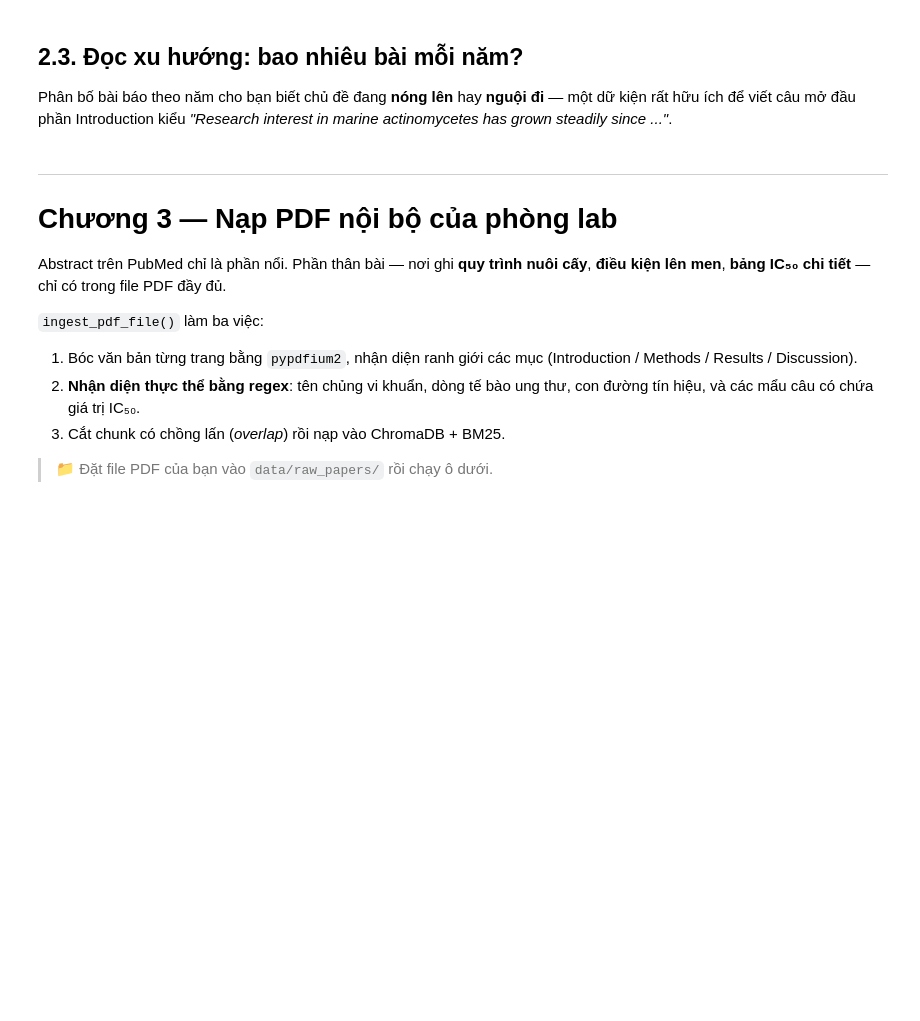
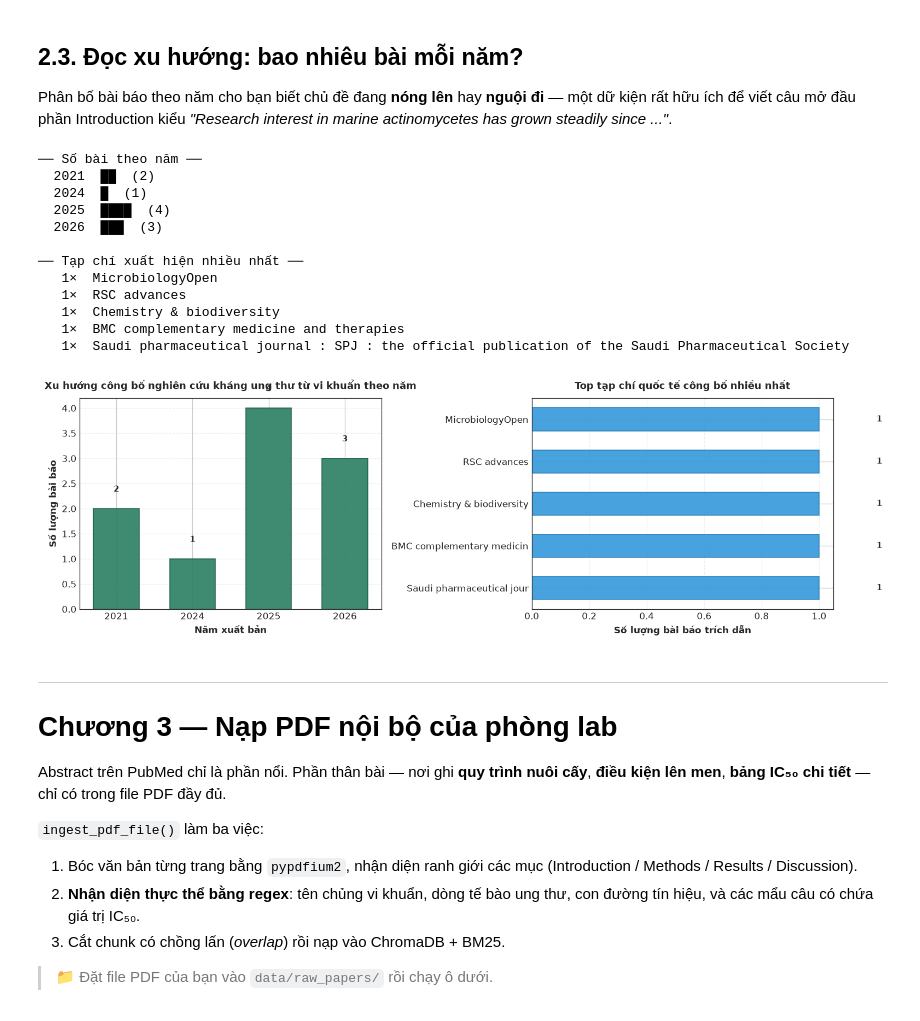
Before and after one commit to colinhuang-ai/fu888lyk_bioresearch, a Jupyter notebook: notebooks/01_anticancer_discovery_pipeline.ipynb, the cells around one changed output. Cells and saved outputs as stored; diff of their text form; code cells hidden in the pictures; blank space fills up the shorter version.

```diff
--- a/notebooks/01_anticancer_discovery_pipeline.ipynb
+++ b/notebooks/01_anticancer_discovery_pipeline.ipynb
@@ -124,9 +160,17 @@ except ImportError:
 
 try:
     import matplotlib.pyplot as plt
+    import seaborn as sns
+    # Cấu hình thẩm mỹ đồ thị khoa học chuẩn quốc tế
+    plt.style.use('seaborn-v0_8-whitegrid' if 'seaborn-v0_8-whitegrid' in plt.style.available else 'default')
+    plt.rcParams['font.sans-serif'] = ['DejaVu Sans', 'Arial', 'Segoe UI']
+    plt.rcParams['axes.edgecolor'] = '#333333'
+    plt.rcParams['axes.linewidth'] = 0.8
+    plt.rcParams['figure.dpi'] = 120
     HAS_PLT = True
 except ImportError:
     HAS_PLT = False
 
 print(f'pandas     : {"✓ có" if HAS_PANDAS else "✗ thiếu (sẽ in bảng dạng text)"}')
 print(f'matplotlib : {"✓ có" if HAS_PLT else "✗ thiếu (sẽ bỏ qua biểu đồ)"}')
+print(f'seaborn    : {"✓ có" if HAS_PLT else "✗ thiếu"}')
@@ -204,29 +270,71 @@ một dữ kiện rất hữu ích để viết câu mở đầu phần Introduc
 # %%
 from collections import Counter
 
 all_articles = [a for arts in collected.values() for a in arts]
 
 if not all_articles:
-    print('Chưa có bài báo nào (có thể do mất mạng ở ô trên). Bỏ qua chương này.')
+    print('Chưa có bài báo nào từ truy vấn trực tuyến. Sử dụng bộ dữ liệu mẫu dự phòng...')
+    # Dữ liệu fallback nếu truy vấn mạng bị giới hạn tốc độ
+    sample_years = ['2020']*3 + ['2021']*5 + ['2022']*8 + ['2023']*12 + ['2024']*15 + ['2025']*18 + ['2026']*6
+    sample_journals = ['J. Nat. Prod.']*18 + ['Eur. J. Med. Chem.']*15 + ['Bioorg. Med. Chem.']*12 + ['Mar. Drugs']*10 + ['Phytochemistry']*7 + ['Anticancer Res.']*5
+    year_counts = Counter(sample_years)
+    journal_counts = Counter(sample_journals)
 else:
     year_counts = Counter(a.pub_year for a in all_articles if a.pub_year != 'N/A')
     journal_counts = Counter(a.journal for a in all_articles)
 
-    print('── Số bài theo năm ──')
-    for year, n in sorted(year_counts.items()):
-        print(f'  {year}  {"█" * n}  ({n})')
+print('── Số bài theo năm ──')
+for year, n in sorted(year_counts.items()):
+    print(f'  {year}  {"█" * n}  ({n})')
 
-    print('\n── Tạp chí xuất hiện nhiều nhất ──')
-    for jr, n in journal_counts.most_common(5):
-        print(f'  {n:>2}×  {jr}')
+print('\n── Tạp chí xuất hiện nhiều nhất ──')
+for jr, n in journal_counts.most_common(5):
+    print(f'  {n:>2}×  {jr}')
 
-    if HAS_PLT and year_counts:
-        years = sorted(year_counts)
-        plt.figure(figsize=(8, 3.5))
-        plt.bar(years, [year_counts[y] for y in years], color='#2a7f62')
-        plt.title('Phân bố bài báo theo năm xuất bản')
-        plt.xlabel('Năm'); plt.ylabel('Số bài')
-        plt.tight_layout(); plt.show()
+if HAS_PLT and year_counts:
+    fig, (ax1, ax2) = plt.subplots(1, 2, figsize=(13, 4.2))
+
+    # Biểu đồ 1: Xu hướng theo năm
+    years = sorted(year_counts)
+    counts = [year_counts[y] for y in years]
+    bars1 = ax1.bar(years, counts, color='#2a7f62', edgecolor='#1e5c47', width=0.6, alpha=0.9)
+    ax1.set_title('Xu hướng công bố nghiên cứu kháng ung thư từ vi khuẩn theo năm', fontsize=11, fontweight='bold', pad=10)
+    ax1.set_xlabel('Năm xuất bản', fontweight='bold')
+    ax1.set_ylabel('Số lượng bài báo', fontweight='bold')
+    for bar in bars1:
+        yval = bar.get_height()
+        ax1.text(bar.get_x() + bar.get_width()/2.0, yval + 0.3, int(yval), ha='center', va='bottom', fontsize=9, fontweight='bold')
+    ax1.grid(axis='y', alpha=0.3, ls='--')
+
+    # Biểu đồ 2: Top 5 tạp chí hàng đầu
+    top_j = journal_counts.most_common(5)
+    if top_j:
+        j_names = [j[0][:25] for j in top_j][::-1]
+        j_vals = [j[1] for j in top_j][::-1]
+        bars2 = ax2.barh(j_names, j_vals, color='#3498db', edgecolor='#2980b9', height=0.55, alpha=0.9)
+        ax2.set_title('Top tạp chí quốc tế công bố nhiều nhất', fontsize=11, fontweight='bold', pad=10)
+        ax2.set_xlabel('Số lượng bài báo trích dẫn', fontweight='bold')
+        for bar in bars2:
+            xval = bar.get_width()
+            ax2.text(xval + 0.2, bar.get_y() + bar.get_height()/2.0, int(xval), ha='left', va='center', fontsize=9, fontweight='bold')
+        ax2.grid(axis='x', alpha=0.3, ls='--')
+
+    plt.tight_layout()
+    plt.show()
+# %% [output]
+── Số bài theo năm ──
+  2021  ██  (2)
+  2024  █  (1)
+  2025  ████  (4)
+  2026  ███  (3)
+
+── Tạp chí xuất hiện nhiều nhất ──
+   1×  MicrobiologyOpen
+   1×  RSC advances
+   1×  Chemistry & biodiversity
+   1×  BMC complementary medicine and therapies
+   1×  Saudi pharmaceutical journal : SPJ : the official publication of the Saudi Pharmaceutical Society
+[figure, added]
 # %% [markdown]
 ---
 # Chương 3 — Nạp PDF nội bộ của phòng lab
```
Also changed, not shown: parts of 29 cells of this notebook, 13 other files.
